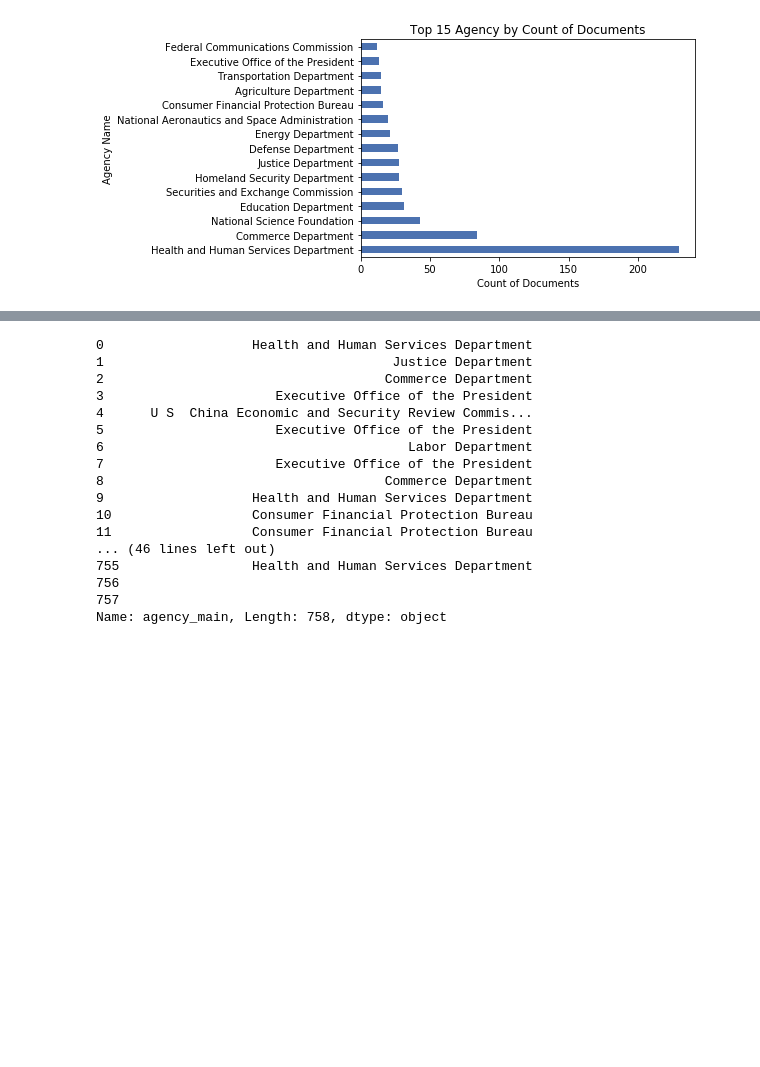
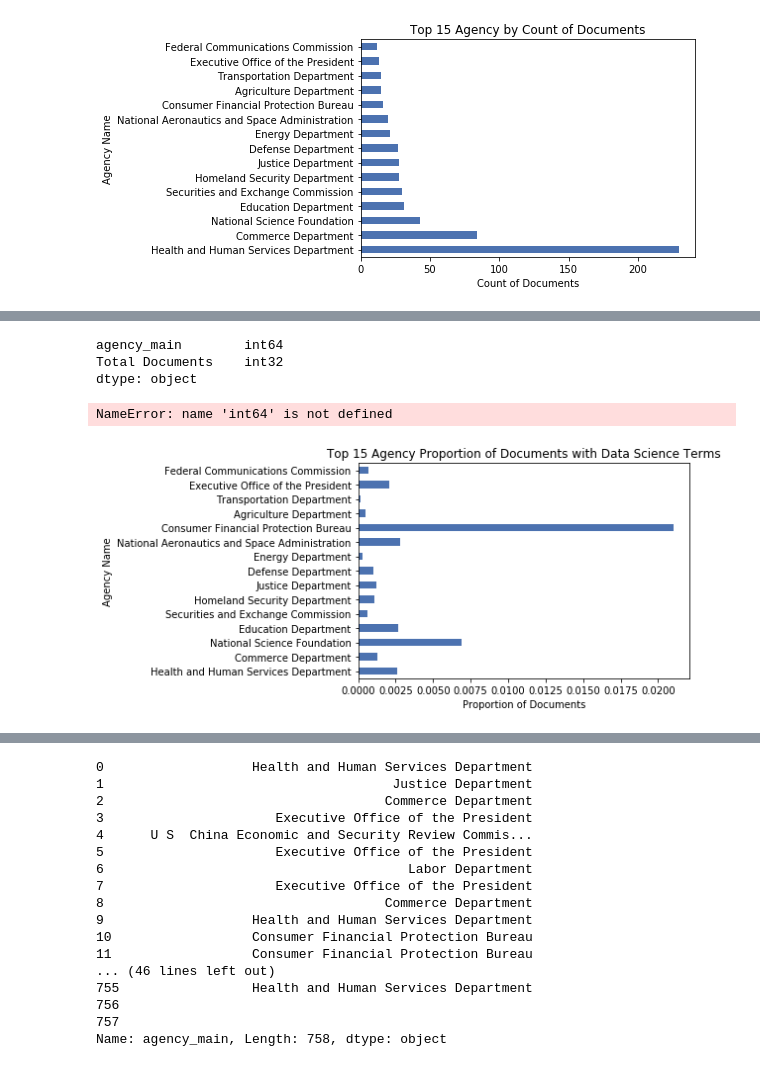
Before and after one commit to JDNantais/FederalRegister_API, a Jupyter notebook: DATA 601 - Federal Register API v2.ipynb, the cells around one changed output, grey strips where cells are left out. Drawn from its saved outputs; the diff is of its cells as text; code cells hidden in the pictures; blank space fills up the shorter version.

```diff
--- a/DATA 601 - Federal Register API v2.ipynb
+++ b/DATA 601 - Federal Register API v2.ipynb
@@ -316,3 +333,7 @@ ag_plot.set_title('Top 15 Agency by Count of Documents')
 plt.savefig('top_15_agency.png', bbox_inches = "tight")
 # %% [output]
 [figure]
+# %%
+#create dataframe for top 15 agency with counts of data science documents
+top_agency_df = pd.DataFrame(top_agency_df)
+top_agency_df
@@ -318,0 +357,5 @@ plt.savefig('top_15_agency.png', bbox_inches = "tight")
+# %%
+#add column with total documents for each agency (pulled from Federal Reg. API)
+Total_docs = {'87518':'Health and Human Services Department', '66536':'Commerce Department','6247':'National Science Foundation','11721':'Education Department','46361':'Securities and Exchange Commission', '26338':'Homeland Security Department', '23496':'Justice Department','26844':'Defense Department','73441':'Energy Department','7108':'National Aeronautics and Space Administration', '760':'Consumer Financial Protection Bureau', '32060':'Agriculture Department', '82725':'Transportation Department', '6352':'Executive Office of the President', '17627':'Federal Communications Commission'}
+
+top_agency_df['Total Documents'] = Total_docs
@@ -319,3 +398,27 @@ plt.savefig('top_15_agency.png', bbox_inches = "tight")
+# %%
+top_agency_df.dtypes
+# %% [output]
+agency_main        int64
+Total Documents    int32
+dtype: object
+# %%
+top_agency_df['Total Documents'] = top_agency_df['Total Documents'].astype(str).astype(int)
+# %% [output]
+NameError: name 'int64' is not defined
+# %%
+#create proportion column
+top_agency_df['Proportion'] = top_agency_df['agency_main']/top_agency_df['Total Documents']
+# %%
+#Plot the proportion of documents with Data Science Terms out of total agency documents
+ag_plot = top_agency_df['Proportion'].plot.barh()
+
+ag_plot.set_xlabel('Proportion of Documents')
+ag_plot.set_ylabel('Agency Name')
+ag_plot.set_title('Top 15 Agency Proportion of Documents with Data Science Terms')
+
+plt.savefig('top_15_prop.png', bbox_inches = "tight")
+# %% [output]
+[figure, added]
 # %%
 #  generate WordCloud
 
```
Also changed, not shown: parts of 15 cells of this notebook, 4 other files.
